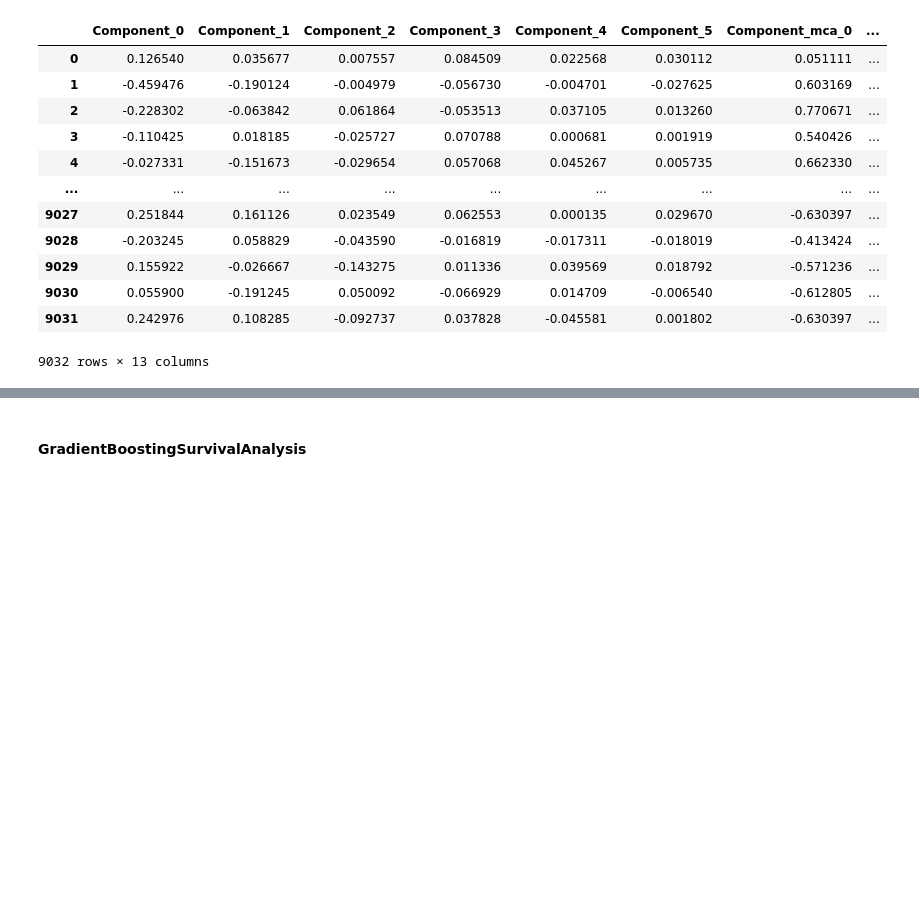
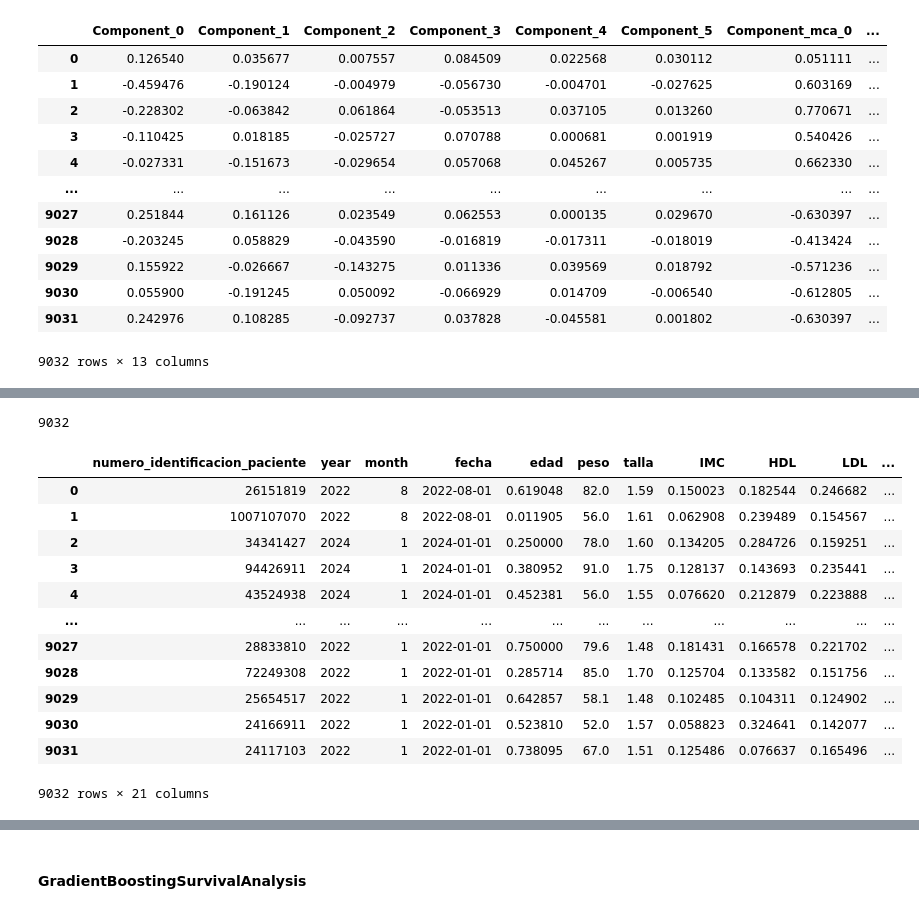
Before and after one commit to nukeduck21/diabetes_avicena, a Jupyter notebook: Codigo/Notebook/modelo_sobrevida/train/implementacion_modelo.ipynb, the cells around one changed output, grey strips where cells are left out. Saved outputs shown, nothing was run; the diff lists cells and outputs as text; code cells hidden in the pictures; blank space fills up the shorter version.

```diff
--- a/Codigo/Notebook/modelo_sobrevida/train/implementacion_modelo.ipynb
+++ b/Codigo/Notebook/modelo_sobrevida/train/implementacion_modelo.ipynb
@@ -372,0 +512,19 @@ clf.best_params_
+# %%
+print(len(data.drop_duplicates()))
+
+data_over_sampled.drop_duplicates()
+# %% [output]
+9032
+|  | numero_identificacion_paciente | year | month | fecha | edad | peso | talla | IMC | HDL | LDL | ... |
+| 0 | 26151819 | 2022 | 8 | 2022-08-01 | 0.619048 | 82.0 | 1.59 | 0.150023 | 0.182544 | 0.246682 | ... |
+| 1 | 1007107070 | 2022 | 8 | 2022-08-01 | 0.011905 | 56.0 | 1.61 | 0.062908 | 0.239489 | 0.154567 | ... |
+| 2 | 34341427 | 2024 | 1 | 2024-01-01 | 0.250000 | 78.0 | 1.60 | 0.134205 | 0.284726 | 0.159251 | ... |
+| 3 | 94426911 | 2024 | 1 | 2024-01-01 | 0.380952 | 91.0 | 1.75 | 0.128137 | 0.143693 | 0.235441 | ... |
+| 4 | 43524938 | 2024 | 1 | 2024-01-01 | 0.452381 | 56.0 | 1.55 | 0.076620 | 0.212879 | 0.223888 | ... |
+| ... | ... | ... | ... | ... | ... | ... | ... | ... | ... | ... | ... |
+| 9027 | 28833810 | 2022 | 1 | 2022-01-01 | 0.750000 | 79.6 | 1.48 | 0.181431 | 0.166578 | 0.221702 | ... |
+| 9028 | 72249308 | 2022 | 1 | 2022-01-01 | 0.285714 | 85.0 | 1.70 | 0.125704 | 0.133582 | 0.151756 | ... |
+| 9029 | 25654517 | 2022 | 1 | 2022-01-01 | 0.642857 | 58.1 | 1.48 | 0.102485 | 0.104311 | 0.124902 | ... |
+| 9030 | 24166911 | 2022 | 1 | 2022-01-01 | 0.523810 | 52.0 | 1.57 | 0.058823 | 0.324641 | 0.142077 | ... |
+| 9031 | 24117103 | 2022 | 1 | 2022-01-01 | 0.738095 | 67.0 | 1.51 | 0.125486 | 0.076637 | 0.165496 | ... |
+9032 rows × 21 columns
```
Also changed, not shown: parts of 25 cells of this notebook, 4 other files.
